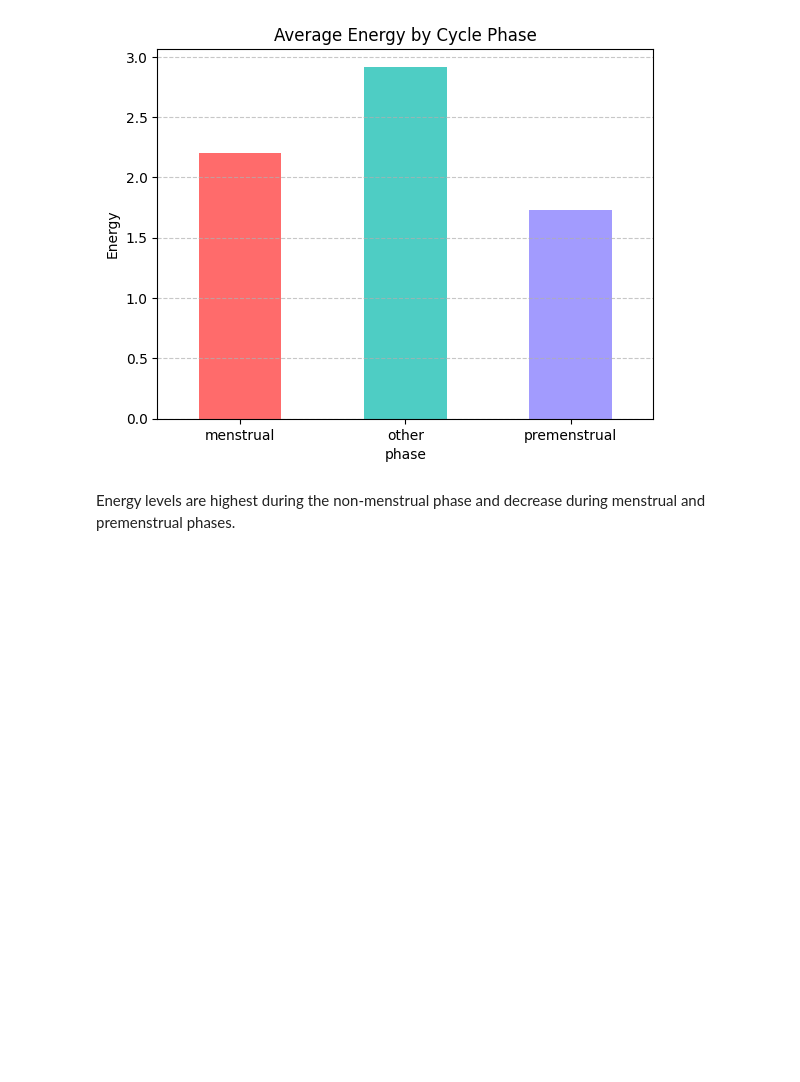
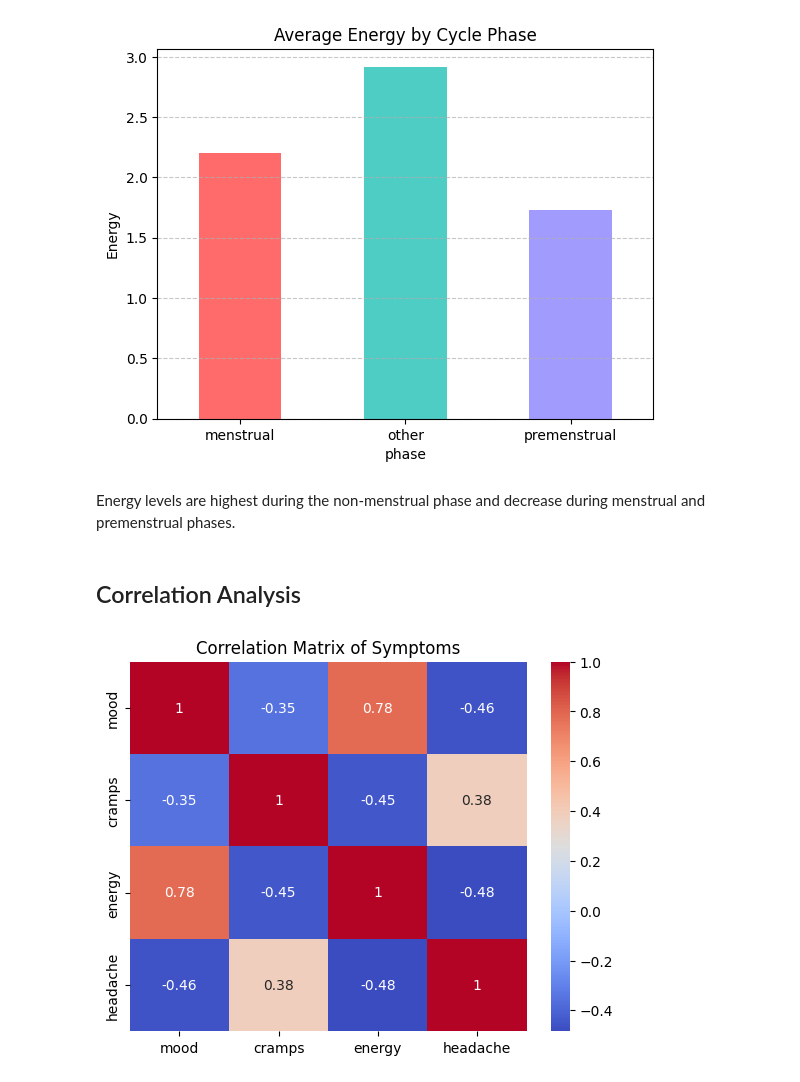
Before and after one commit to ilginemci/myapp, a Jupyter notebook: notebooks/02_eda.ipynb, the cells around one changed output. Drawn from its saved outputs; the diff is of its cells as text; code cells hidden in the pictures; blank space fills up the shorter version.

```diff
--- a/notebooks/02_eda.ipynb
+++ b/notebooks/02_eda.ipynb
@@ -82,3 +82,15 @@ plt.show()
 [figure]
 # %% [markdown]
 Energy levels are highest during the non-menstrual phase and decrease during menstrual and premenstrual phases.
+# %% [markdown]
+## Correlation Analysis
+# %%
+import seaborn as sns
+
+corr = df[["mood", "cramps", "energy", "headache"]].corr()
+
+sns.heatmap(corr, annot=True, cmap="coolwarm")
+plt.title("Correlation Matrix of Symptoms")
+plt.show()
+# %% [output]
+[figure, added]
```
Also changed, not shown: parts of 7 cells of this notebook.
